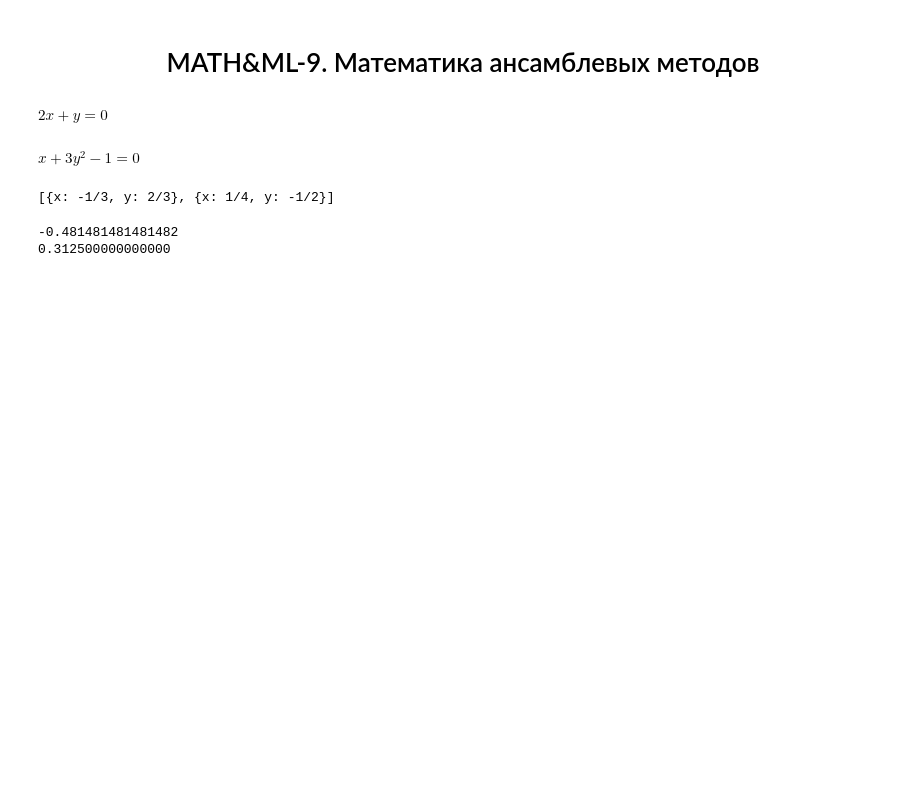
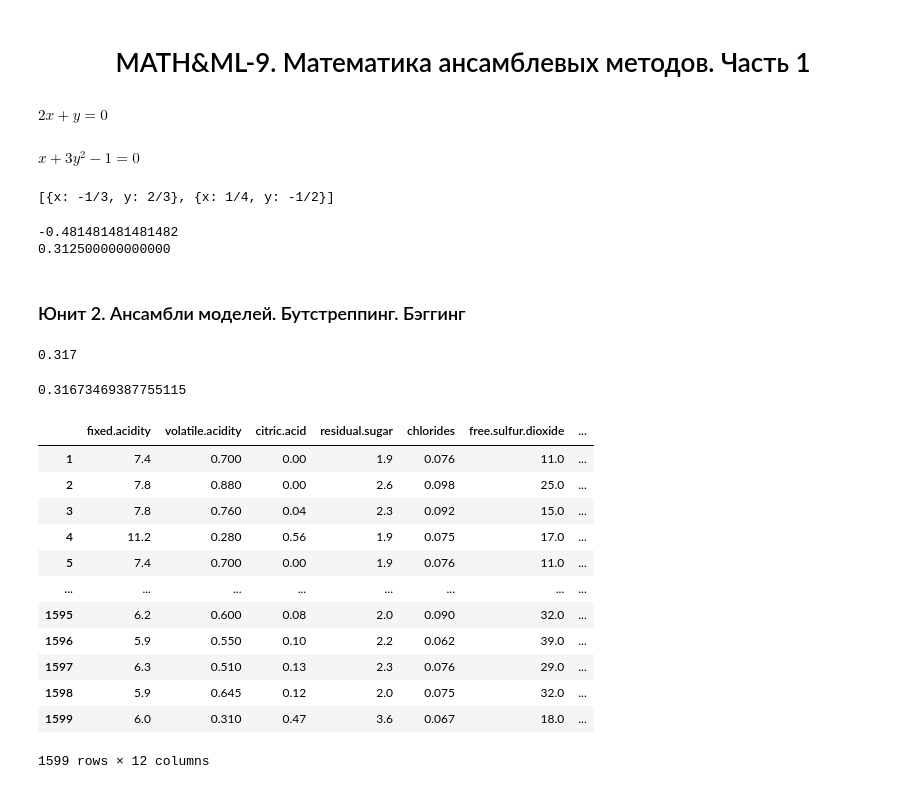
Before and after one commit to Elancinos/SF_DS_COURSE, a Jupyter notebook: Studies/MATH&ML-9/MATH&ML-9.ipynb, the cells around one changed output. Cells and saved outputs as stored; diff of their text form; code cells hidden in the pictures; blank space fills up the shorter version.

Commit message:
MATH&ML-8,9,10,11 ended, project-6 started

```diff
--- a/Studies/MATH&ML-9/MATH&ML-9.ipynb
+++ b/Studies/MATH&ML-9/MATH&ML-9.ipynb
@@ -1,5 +1,5 @@
 # %% [markdown]
-# <center> MATH&ML-9. Математика ансамблевых методов
+# <center> MATH&ML-9. Математика ансамблевых методов. Часть 1
 # %%
 # Импорты
 import sympy
@@ -25,3 +32,35 @@ $\displaystyle x + 3 y^{2} - 1 = 0$
 [{x: -1/3, y: 2/3}, {x: 1/4, y: -1/2}]
 -0.481481481481482
 0.312500000000000
+# %% [markdown]
+### Юнит 2. Ансамбли моделей. Бутстреппинг. Бэггинг
+# %%
+#Задание 2.2
+print(round((4.4**2*1/7 + 3.8**2*1/7 + 4.8**2*1/7 + 4**2*1/7 + 3.4**2*1/7 + 4.2**2*1/7 + 5.2**2*1/7) - ((4.4*1/7 + 3.8*1/7 + 4.8*1/7 + 4*1/7 + 3.4*1/7 + 4.2*1/7 + 5.2*1/7)**2), 3))
+
+# Эталон
+a = np.array([4.4, 3.8, 4.8, 4.0, 3.4, 4.2, 5.2])
+b = a.mean()
+np.sum((a - b)**2)/7
+# %% [output]
+0.317
+0.31673469387755115
+# %%
+# Задание 2.7
+
+data = pd.read_csv('data/wineQualityReds.zip', index_col=[0])
+data
+# %% [output]
+|  | fixed.acidity | volatile.acidity | citric.acid | residual.sugar | chlorides | free.sulfur.dioxide | ... |
+| 1 | 7.4 | 0.700 | 0.00 | 1.9 | 0.076 | 11.0 | ... |
+| 2 | 7.8 | 0.880 | 0.00 | 2.6 | 0.098 | 25.0 | ... |
+| 3 | 7.8 | 0.760 | 0.04 | 2.3 | 0.092 | 15.0 | ... |
+| 4 | 11.2 | 0.280 | 0.56 | 1.9 | 0.075 | 17.0 | ... |
+| 5 | 7.4 | 0.700 | 0.00 | 1.9 | 0.076 | 11.0 | ... |
+| ... | ... | ... | ... | ... | ... | ... | ... |
+| 1595 | 6.2 | 0.600 | 0.08 | 2.0 | 0.090 | 32.0 | ... |
+| 1596 | 5.9 | 0.550 | 0.10 | 2.2 | 0.062 | 39.0 | ... |
+| 1597 | 6.3 | 0.510 | 0.13 | 2.3 | 0.076 | 29.0 | ... |
+| 1598 | 5.9 | 0.645 | 0.12 | 2.0 | 0.075 | 32.0 | ... |
+| 1599 | 6.0 | 0.310 | 0.47 | 3.6 | 0.067 | 18.0 | ... |
+1599 rows × 12 columns
```
Also changed, not shown: parts of 26 cells of this notebook, 15 other files.
